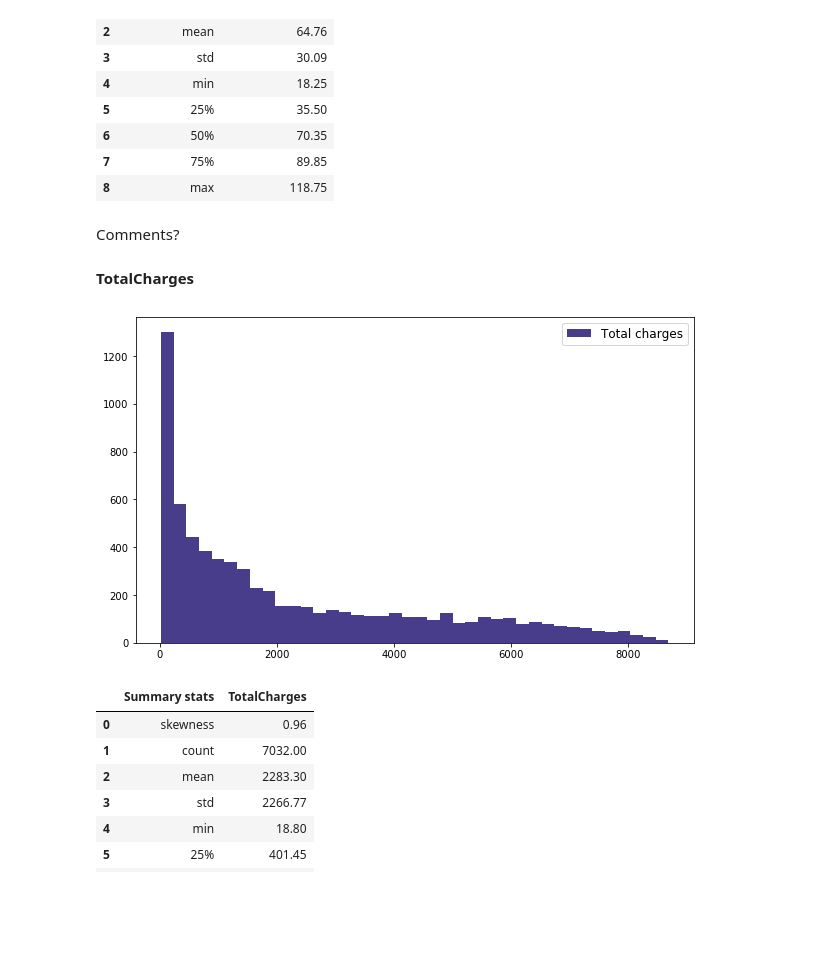
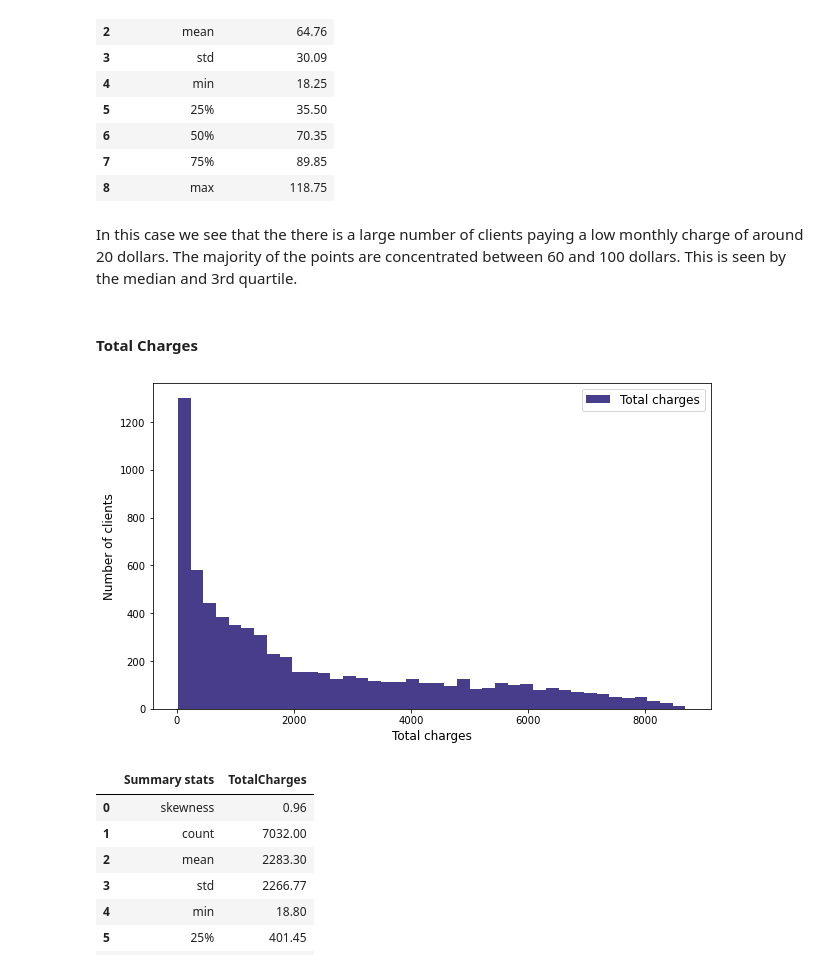
Before and after one commit to lucienwalewski/cse204project, a Jupyter notebook: src/main.ipynb, the cells around one changed output. Cells and saved outputs as stored; diff of their text form; code cells hidden in the pictures; blank space fills up the shorter version.

```diff
--- a/src/main.ipynb
+++ b/src/main.ipynb
@@ -81,2 +82,0 @@ It seems that we should convert variable **TotalCharges** from Object into float
-# %%
-df['TotalCharges'] = pd.to_numeric(df['TotalCharges'], errors='coerce')
@@ -164,0 +133,2 @@ dtype: object
+# %%
+df['TotalCharges'] = pd.to_numeric(xdf['TotalCharges'], errors='coerce')
@@ -254,15 +240,19 @@ showSummary(df["MonthlyCharges"])
 | 6 | 50% | 70.35 |
 | 7 | 75% | 89.85 |
 | 8 | max | 118.75 |
-# %% [markdown]
-Comments?
-# %% [markdown]
-**TotalCharges**
+# %% [markdown]
+In this case we see that the there is a large number of clients paying a low monthly charge of around 20 dollars. The majority of the points are concentrated between 60 and 100 dollars. This is seen by the median and 3rd quartile.
+# %% [markdown]
+#### Total Charges
 # %%
-ax = df["TotalCharges"].hist(bins=40, color="DarkSlateBlue", label="Total charges", figsize=(10, 6), grid=False)
-ax.legend(fontsize=12);
+_, ax = plt.subplots(figsize=(10, 6))
+df["TotalCharges"].hist(bins=40, color="DarkSlateBlue", label="Total charges", ax=ax, grid=False)
+plt.xlabel("Total charges", fontsize=12)
+plt.ylabel("Number of clients", fontsize=12)
+ax.legend(fontsize=12)
+plt.show()
 # %% [output]
-[figure, old version]
+[figure, new version]
 # %%
 showSummary(df["TotalCharges"])
 # %% [output]
```
Also changed, not shown: parts of 72 cells of this notebook, 7 other files.
